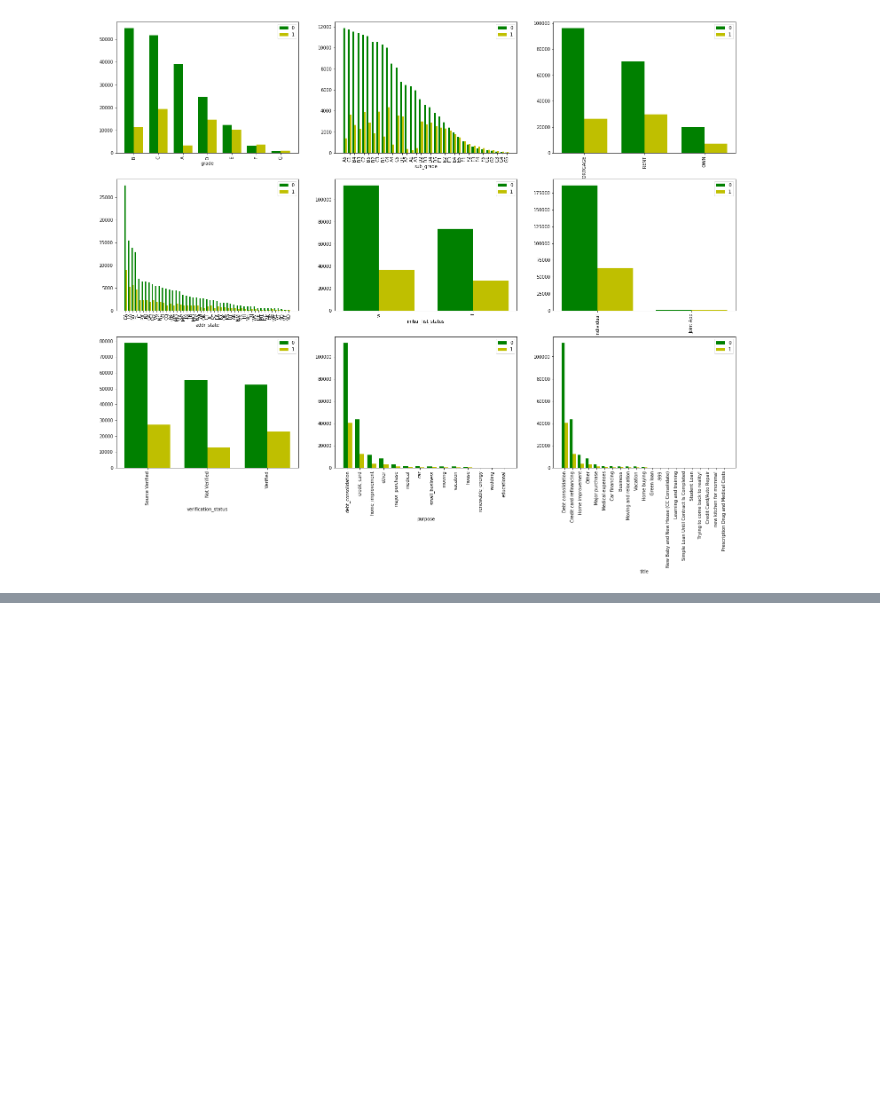
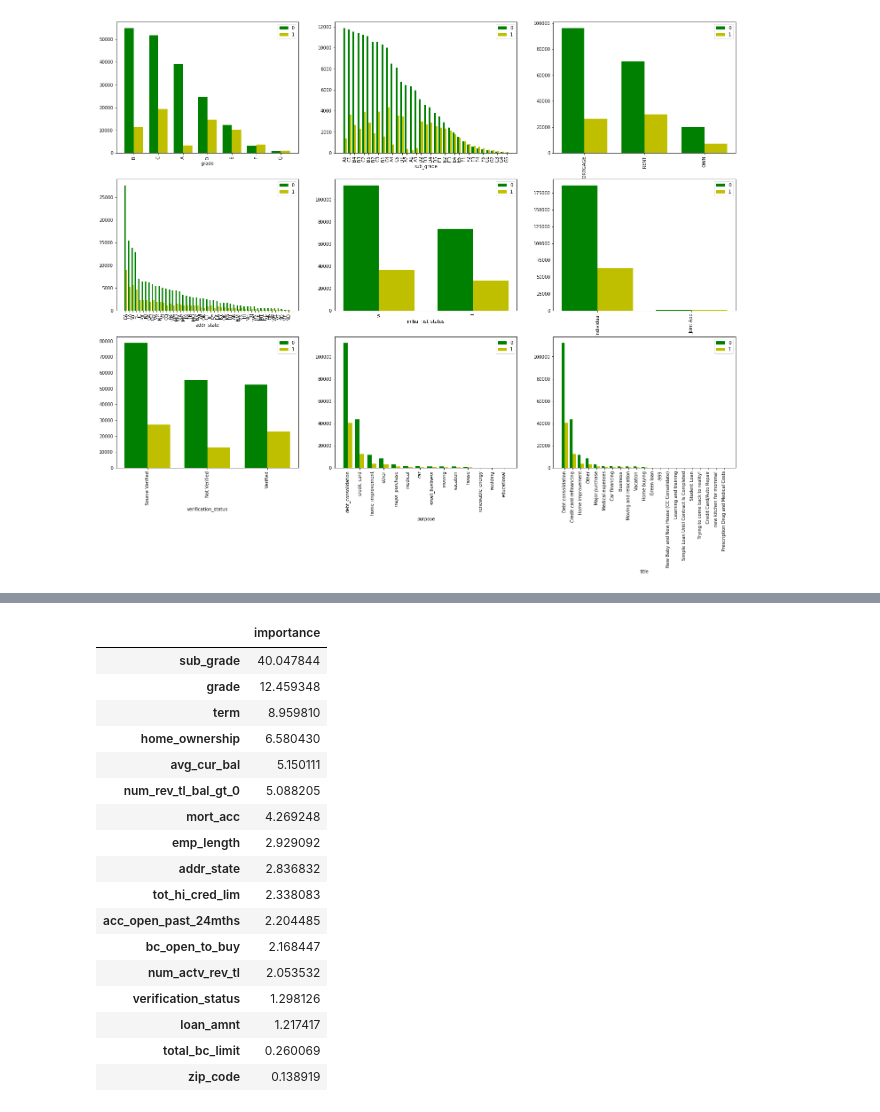
Before and after one commit to kristineguan/Lending-Club-PD-modeling, a Jupyter notebook: Lending Club.ipynb, the cells around one changed output, grey strips where cells are left out. Saved outputs shown, nothing was run; the diff lists cells and outputs as text; code cells hidden in the pictures; blank space fills up the shorter version.

```diff
--- a/Lending Club.ipynb
+++ b/Lending Club.ipynb
@@ -215,5 +279,6 @@ Y=dff['label'].astype(int)
 # %%
-x_train, x_test, y_train, y_test = train_test_split(X,Y,test_size=0.2, random_state=33)
+x_train, x_test, y_train, y_test = train_test_split(dff[ll_float+l_int+lll_object],dff['label'].astype(int),
+                                                    test_size=0.2, random_state=33)
 print(x_train.shape)
 print(x_test.shape)
 print(y_train.shape)
@@ -237,4 +290,0 @@ array([[15.61, 37400.0, 396.64, ..., 'w', 'Individual', 'Cash'],
-# %%
-dt=tree.DecisionTreeClassifier()
-dt.fit(x_train,y_train)
-dt.predict(x_test)
@@ -242,0 +291,5 @@ ValueError: could not convert string to float: 'Cash'
+# %%
+# https://tech.yandex.com/catboost/doc/dg/concepts/parameter-tuning-docpage/
+cb=catboost.CatBoostClassifier(iterations=50,eval_metric='Accuracy',random_seed=33)
+# %%
+cb.fit(x_train[l_int+lll_object],y_train,list(range(47,57)))
@@ -242,0 +315,22 @@ ValueError: could not convert string to float: 'Cash'
+# %%
+fea_imp=pd.DataFrame(cb.feature_importances_,index=l_int+lll_object,columns=['importance'])
+fea_imp[fea_imp.importance>0].sort_values('importance',ascending=False)
+# %% [output]
+|  | importance |
+| sub_grade | 40.047844 |
+| grade | 12.459348 |
+| term | 8.959810 |
+| home_ownership | 6.580430 |
+| avg_cur_bal | 5.150111 |
+| num_rev_tl_bal_gt_0 | 5.088205 |
+| mort_acc | 4.269248 |
+| emp_length | 2.929092 |
+| addr_state | 2.836832 |
+| tot_hi_cred_lim | 2.338083 |
+| acc_open_past_24mths | 2.204485 |
+| bc_open_to_buy | 2.168447 |
+| num_actv_rev_tl | 2.053532 |
+| verification_status | 1.298126 |
+| loan_amnt | 1.217417 |
+| total_bc_limit | 0.260069 |
+| zip_code | 0.138919 |
```
Also changed, not shown: parts of 13 cells of this notebook.
